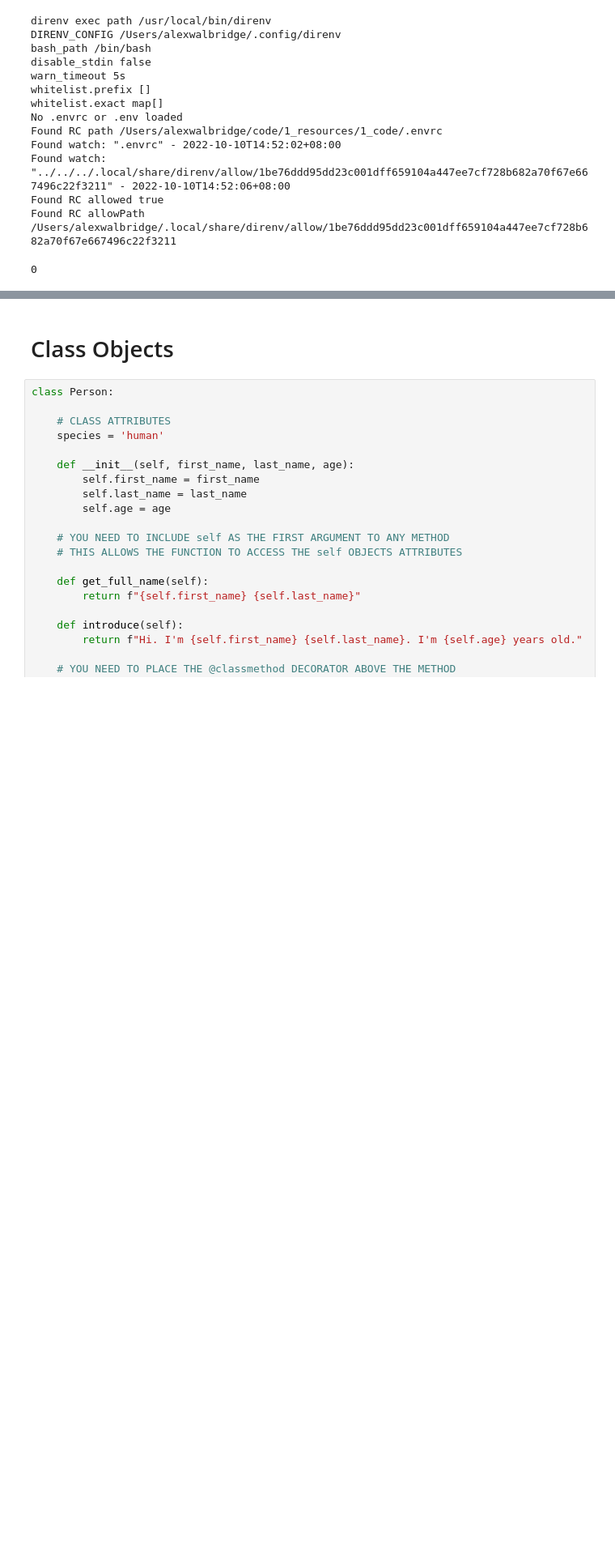
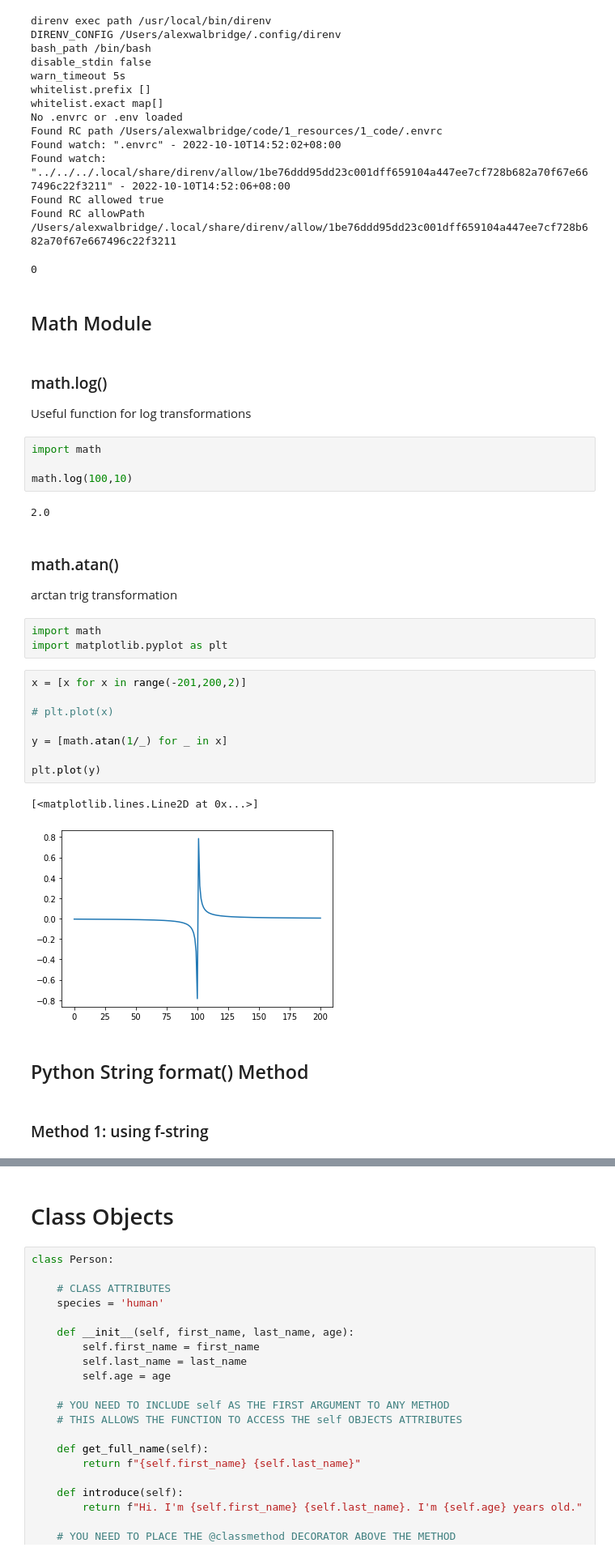
Before and after one commit to jalwalb2765/python_resources, a Jupyter notebook: 01_misc_python.ipynb, the cells around one changed output, grey strips where cells are left out. Shown at 81% size. Saved outputs shown, nothing was run; the diff lists cells and outputs as text; blank space fills up the shorter version.

Commit message:
Added math module and string formatting content

```diff
--- a/01_misc_python.ipynb
+++ b/01_misc_python.ipynb
@@ -1194,3 +1194,37 @@ Found watch: "../../../.local/share/direnv/allow/1be76ddd95dd23c001dff659104a447
 Found RC allowed true
 Found RC allowPath /Users/alexwalbridge/.local/share/direnv/allow/1be76ddd95dd23c001dff659104a447ee7cf728b682a70f67e667496c22f3211
 0
+# %% [markdown]
+## Math Module
+# %% [markdown]
+### math.log()
+
+Useful function for log transformations
+# %%
+import math
+
+math.log(100,10)
+# %% [output]
+2.0
+# %% [markdown]
+### math.atan()
+
+arctan trig transformation
+# %%
+import math
+import matplotlib.pyplot as plt
+# %%
+x = [x for x in range(-201,200,2)]
+
+# plt.plot(x)
+
+y = [math.atan(1/_) for _ in x]
+
+plt.plot(y)
+# %% [output]
+[<matplotlib.lines.Line2D at 0x...>]
+[figure, added]
+# %% [markdown]
+## Python String format() Method
+# %% [markdown]
+### Method 1: using f-string
```
Also changed, not shown: parts of 14 cells of this notebook.
